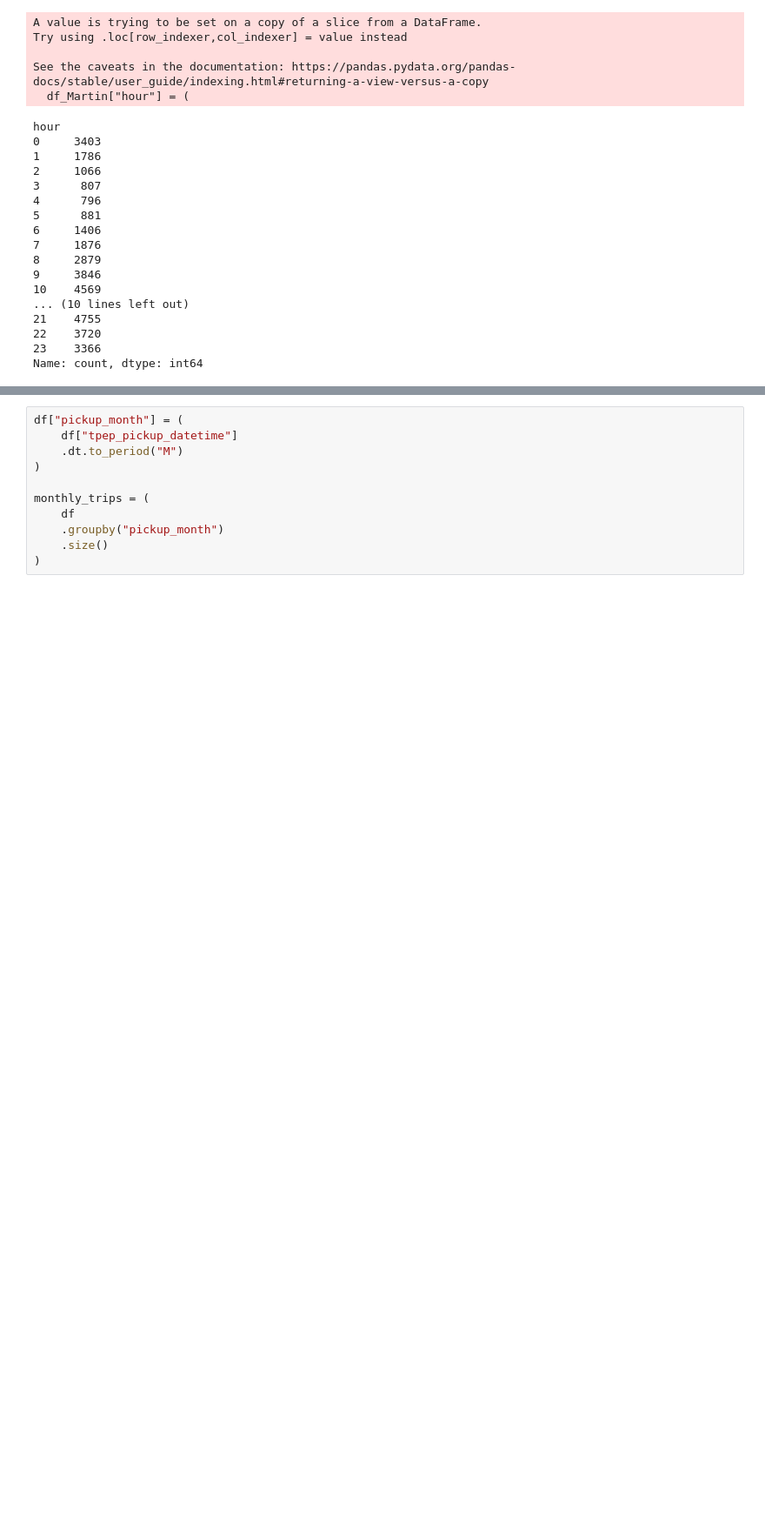
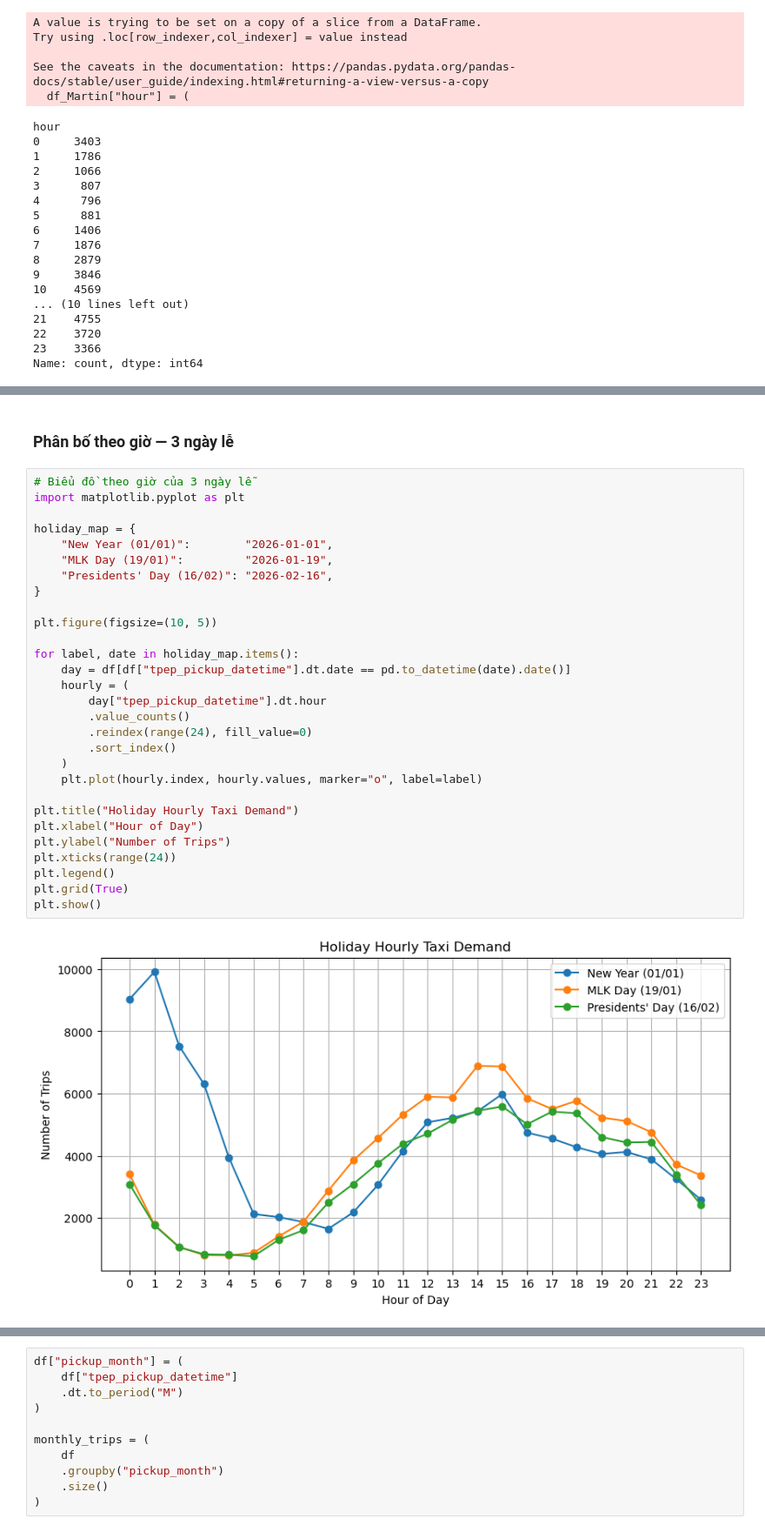
Before and after one commit to nguyennkhanhlinh/Growth-Experimentation-Project-for-Ride-Hailing-Promotions, a Jupyter notebook: 2. Time_pattern_analysis.ipynb, the cells around one changed output, grey strips where cells are left out. Shown at 87% size. Cells and saved outputs as stored; diff of their text form; blank space fills up the shorter version.

```diff
--- a/2. Time_pattern_analysis.ipynb
+++ b/2. Time_pattern_analysis.ipynb
@@ -638,3 +707,36 @@ Name: count, dtype: int64
+# %% [markdown]
+### Phân bố theo giờ — 3 ngày lễ
+# %%
+# Biểu đồ theo giờ của 3 ngày lễ
+import matplotlib.pyplot as plt
+
+holiday_map = {
+    "New Year (01/01)":        "2026-01-01",
+    "MLK Day (19/01)":         "2026-01-19",
+    "Presidents' Day (16/02)": "2026-02-16",
+}
+
+plt.figure(figsize=(10, 5))
+
+for label, date in holiday_map.items():
+    day = df[df["tpep_pickup_datetime"].dt.date == pd.to_datetime(date).date()]
+    hourly = (
+        day["tpep_pickup_datetime"].dt.hour
+        .value_counts()
+        .reindex(range(24), fill_value=0)
+        .sort_index()
+    )
+    plt.plot(hourly.index, hourly.values, marker="o", label=label)
+
+plt.title("Holiday Hourly Taxi Demand")
+plt.xlabel("Hour of Day")
+plt.ylabel("Number of Trips")
+plt.xticks(range(24))
+plt.legend()
+plt.grid(True)
+plt.show()
+# %% [output]
+[figure, added]
 # %% [markdown]
 #### Nhận xét:
 1. Ngày 01/01/2026 – New Year's Day (Thứ Năm)
```
Also changed, not shown: parts of 7 cells of this notebook, 3 other files.
